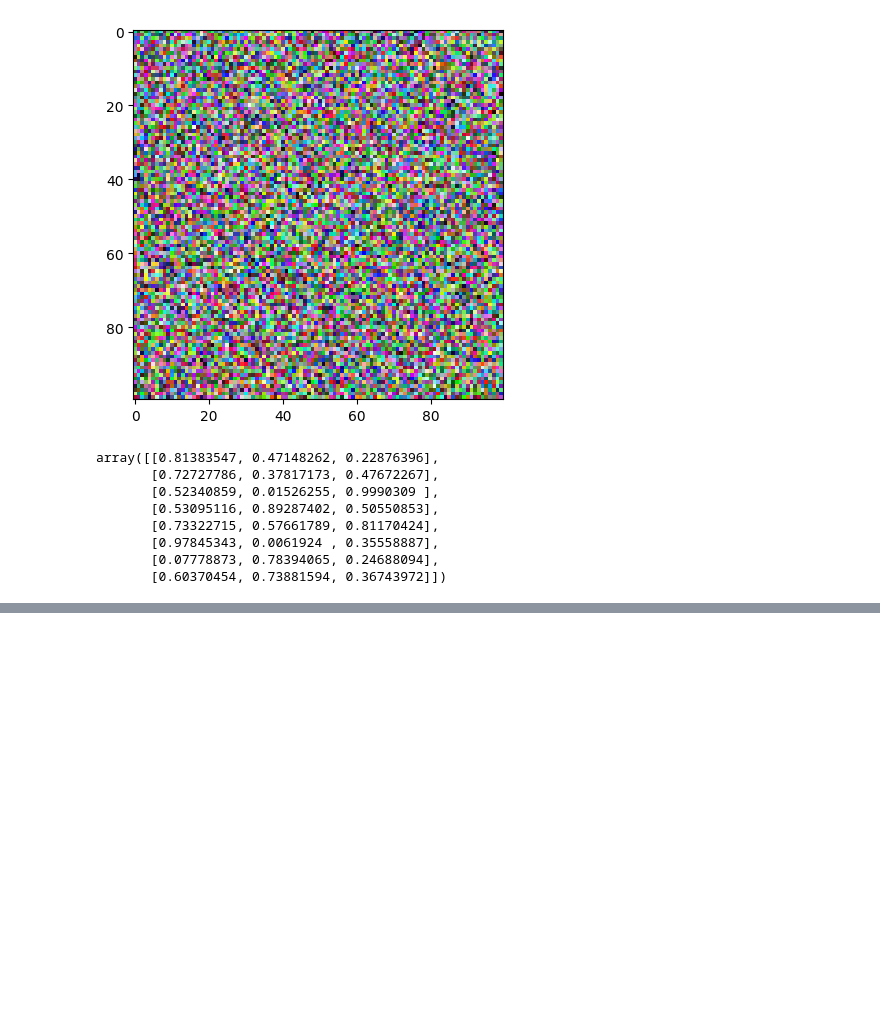
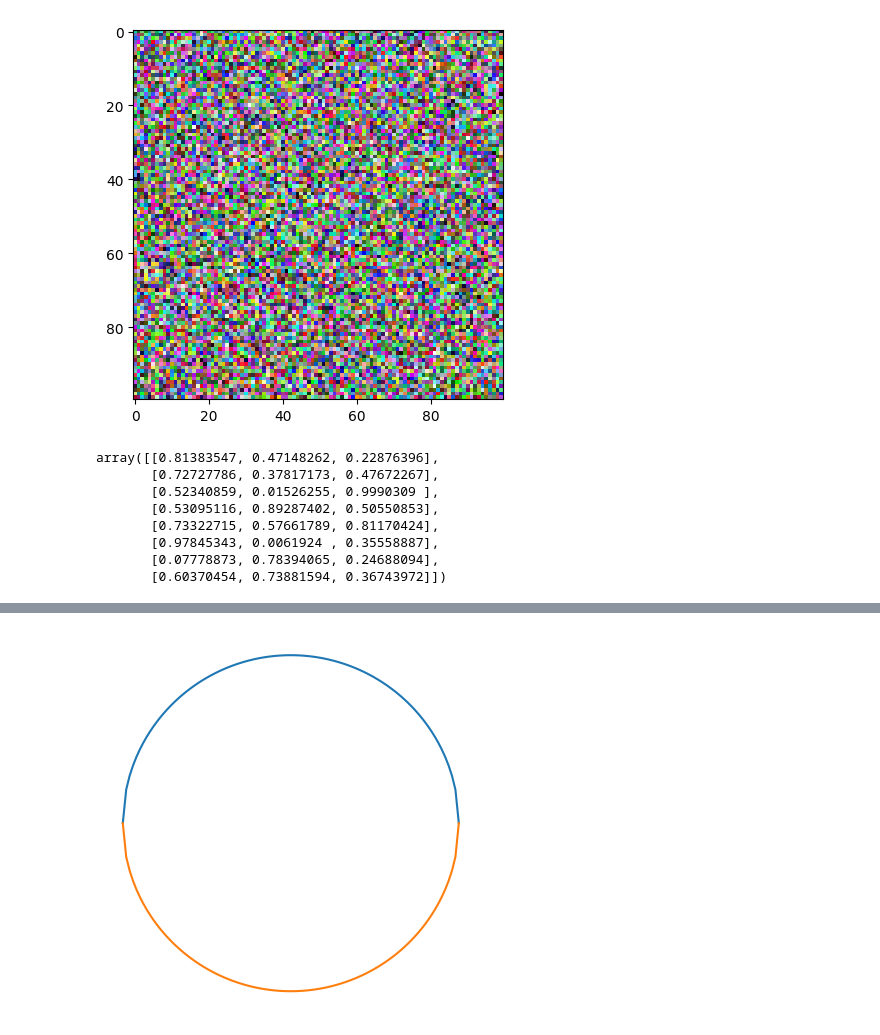
Before and after one commit to IrvingWood/pink, a Jupyter notebook: day04/matplotlib.ipynb, the cells around one changed output, grey strips where cells are left out. Cells and saved outputs as stored; diff of their text form; code cells hidden in the pictures; blank space fills up the shorter version.

```diff
--- a/day04/matplotlib.ipynb
+++ b/day04/matplotlib.ipynb
@@ -251,0 +291,15 @@ array([[0.81383547, 0.47148262, 0.22876396],
+# %%
+# plt.figure(figsize=(4,4))
+x=np.linspace(-1,1,100)
+y=(1-x**2)**0.5
+plt.plot(x,y)
+plt.plot(x,-y)
+#调整横纵轴的比例 equal, scaled
+# plt.axis('equal')
+plt.axis('scaled')
+#隐藏横轴和纵轴
+plt.axis('off')
+# 强制渲染前面的绘图代码
+plt.show()
+# %% [output]
+[figure, added]
```
Also changed, not shown: parts of 37 cells of this notebook.
